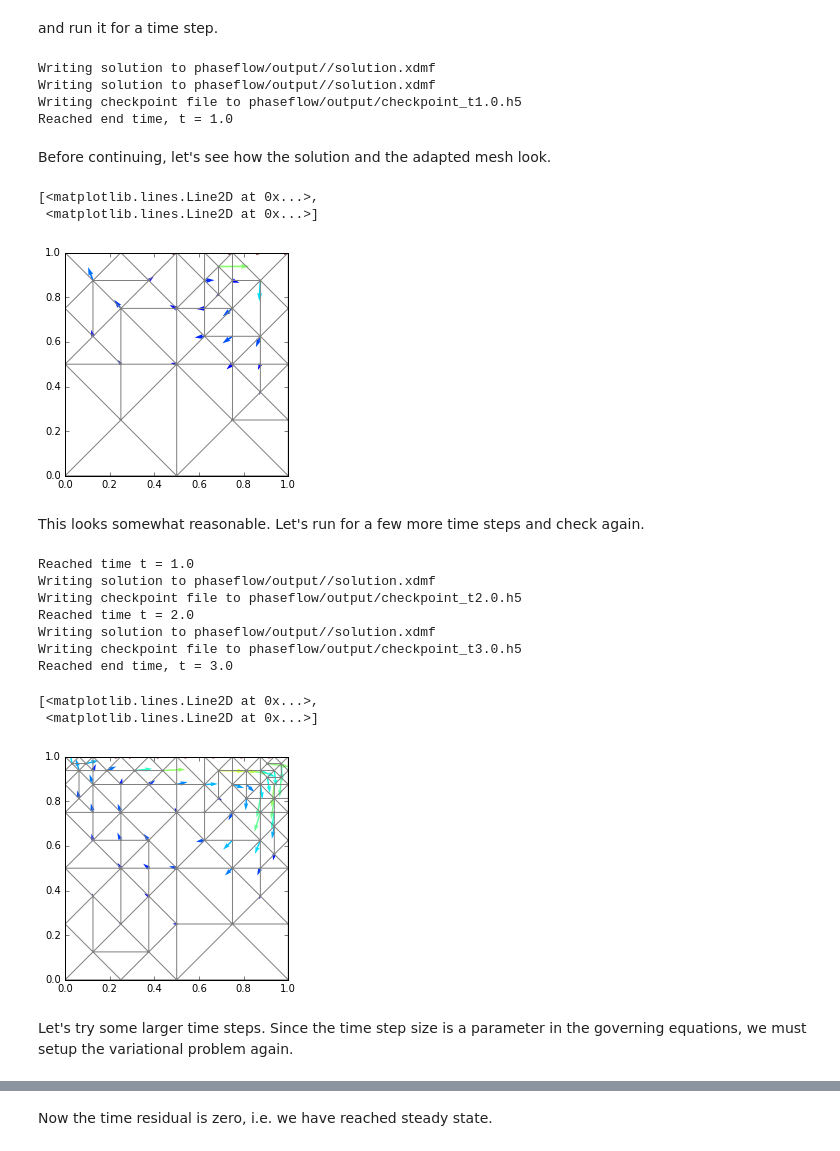
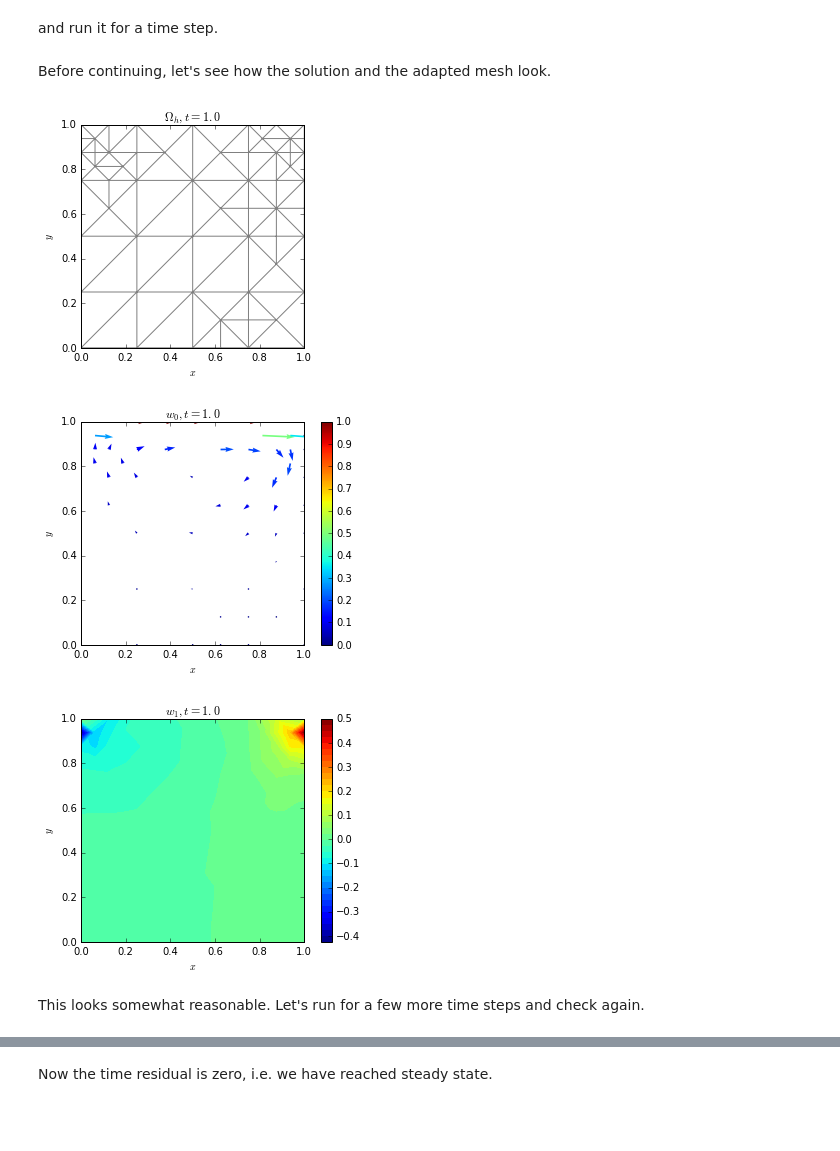
Before and after one commit to geo-fluid-dynamics/phaseflow-fenics, a Jupyter notebook: tutorials/SimulationAPI/LidDrivenCavity.ipynb, the cells around one changed output, grey strips where cells are left out. Saved outputs shown, nothing was run; the diff lists cells and outputs as text; code cells hidden in the pictures; blank space fills up the shorter version.

```diff
--- a/tutorials/SimulationAPI/LidDrivenCavity.ipynb
+++ b/tutorials/SimulationAPI/LidDrivenCavity.ipynb
@@ -107,16 +161,3 @@ Now we instantiate our simulation
 sim = LidDrivenCavitySimulation()
 # %% [markdown]
 and run it for a time step.
-# %%
-sim.timestep_size = 1.
-
-sim.end_time = 0. + sim.timestep_size
-
-sim.adaptive_goal_tolerance = 1.e-4
-
-sim.run()
-# %% [output]
-Writing solution to phaseflow/output//solution.xdmf
-Writing solution to phaseflow/output//solution.xdmf
-Writing checkpoint file to phaseflow/output/checkpoint_t1.0.h5
-Reached end time, t = 1.0
@@ -123,39 +170,10 @@ Reached end time, t = 1.0
 # %% [markdown]
 Before continuing, let's see how the solution and the adapted mesh look.
-# %%
-%matplotlib inline
-
-p, u = sim.state.solution.leaf_node().split()
-
-fenics.plot(u)
-
-fenics.plot(sim.mesh.leaf_node())
-# %% [output]
-[<matplotlib.lines.Line2D at 0x...>,
- <matplotlib.lines.Line2D at 0x...>]
-[figure, removed]
+# %%
+sim.plot()
+# %% [output]
+[figure, added]
+[figure, added]
+[figure, added]
 # %% [markdown]
 This looks somewhat reasonable. Let's run for a few more time steps and check again.
-# %%
-sim.end_time = 3.*sim.timestep_size
-
-sim.run()
-
-p, u = sim.state.solution.leaf_node().split()
-
-fenics.plot(u)
-
-fenics.plot(sim.mesh.leaf_node())
-# %% [output]
-Reached time t = 1.0
-Writing solution to phaseflow/output//solution.xdmf
-Writing checkpoint file to phaseflow/output/checkpoint_t2.0.h5
-Reached time t = 2.0
-Writing solution to phaseflow/output//solution.xdmf
-Writing checkpoint file to phaseflow/output/checkpoint_t3.0.h5
-Reached end time, t = 3.0
-[<matplotlib.lines.Line2D at 0x...>,
- <matplotlib.lines.Line2D at 0x...>]
-[figure, removed]
-# %% [markdown]
-Let's try some larger time steps. Since the time step size is a parameter in the governing equations, we must setup the variational problem again.
```
Also changed, not shown: parts of 21 cells of this notebook, 15 other files.
